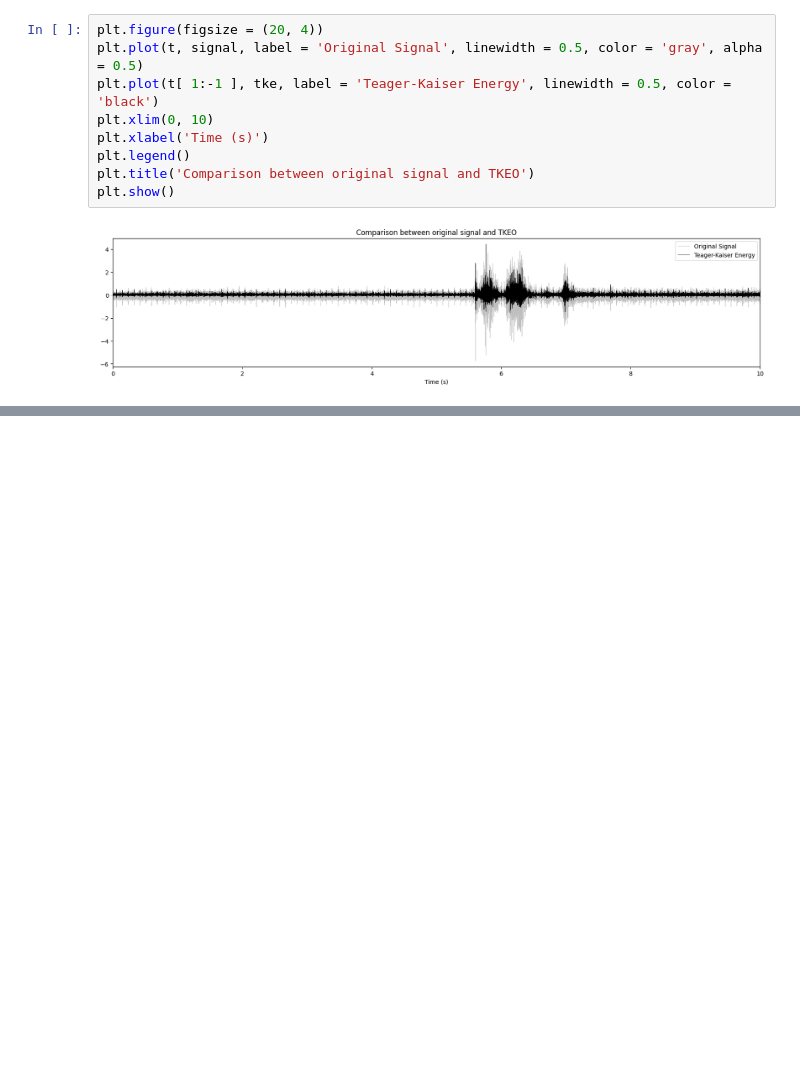
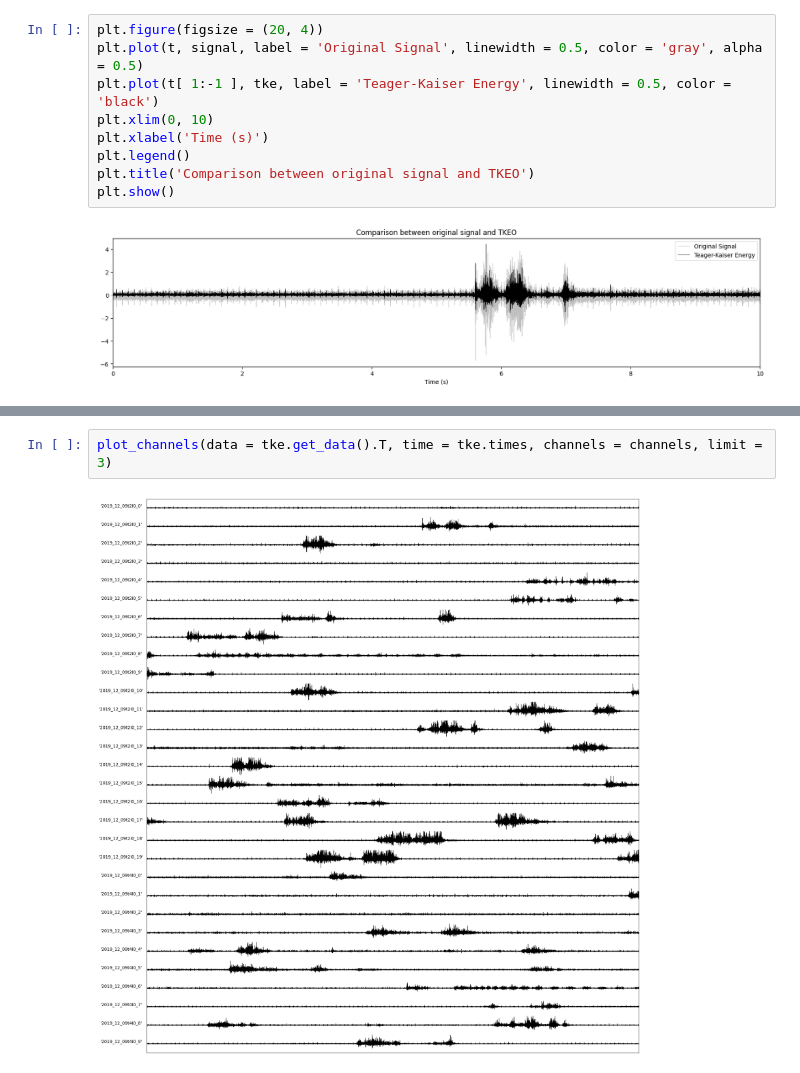
Before and after one commit to kerseviciute/spontaneous-movement, a Jupyter notebook: emg.ipynb, the cells around one changed output, grey strips where cells are left out. Drawn from its saved outputs; the diff is of its cells as text; blank space fills up the shorter version.

```diff
--- a/emg.ipynb
+++ b/emg.ipynb
@@ -136,0 +163,4 @@ plt.show()
+# %%
+plot_channels(data = tke.get_data().T, time = tke.times, channels = channels, limit = 3)
+# %% [output]
+[figure, added]
```
Also changed, not shown: parts of 8 cells of this notebook.
